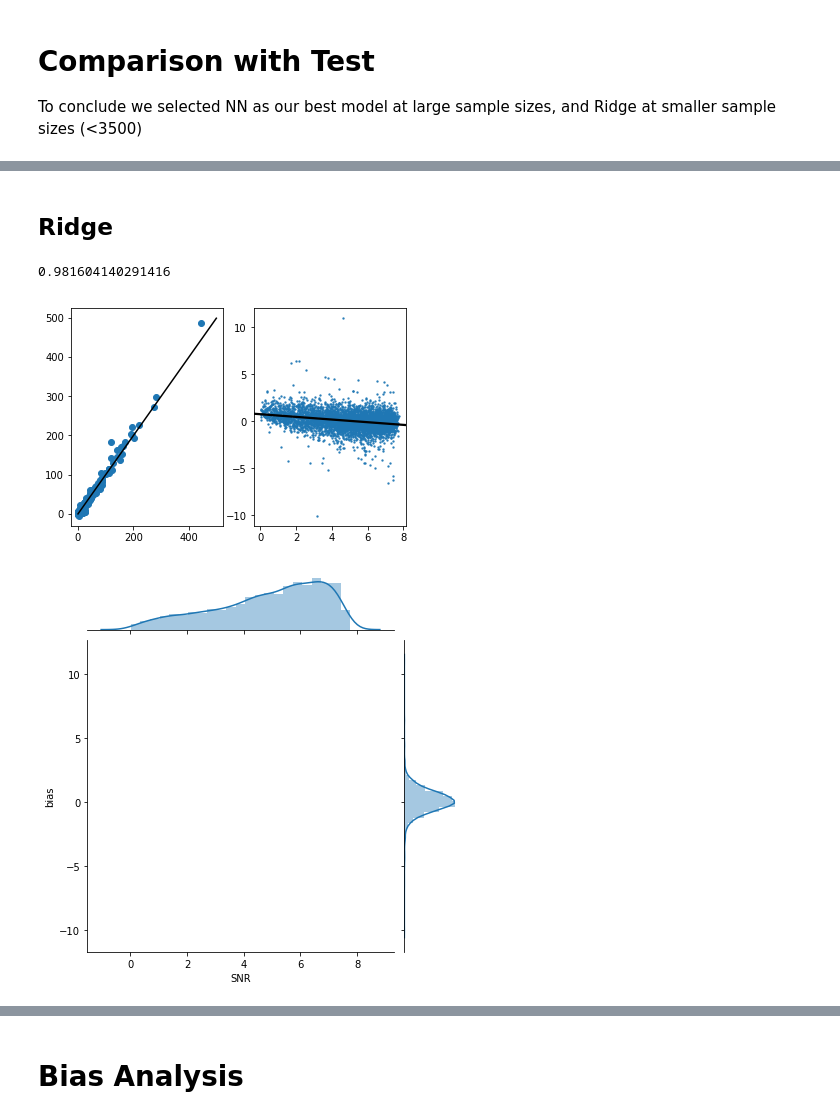
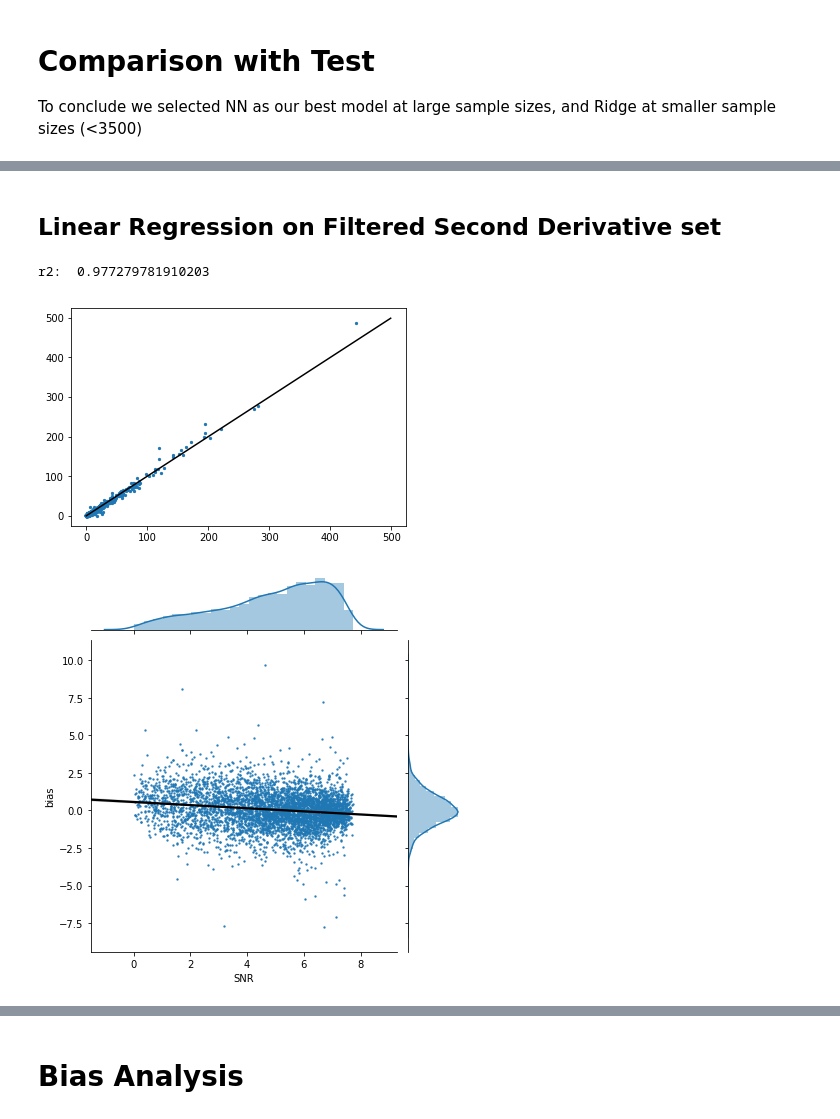
Before and after one commit to zweili/ml_project_2, a Jupyter notebook: Final Notebook Lucas.ipynb, the cells around one changed output, grey strips where cells are left out. Cells and saved outputs as stored; diff of their text form; code cells hidden in the pictures.

```diff
--- a/Final Notebook Lucas.ipynb
+++ b/Final Notebook Lucas.ipynb
@@ -1155,7 +1189,7 @@ At large sample sizes nn seems to be superior.
 # Comparison with Test
 To conclude we selected NN as our best model at large sample sizes, and Ridge at smaller sample sizes (<3500)
 # %%
-nn = MLPRegressor(hidden_layer_sizes=(500,),alpha=1e-7,batch_size=200,max_iter=500)
+nn = MLPRegressor(hidden_layer_sizes=(600,),alpha=1e-5,batch_size=200,max_iter=500)
 nn.fit(pca_tr,y_tr)
-print('NN, 500 layers, alpha=1e-7')
+print('NN, HL size = 600, alpha=1e-5')
 # %% [output]
@@ -1182,16 +1209,16 @@ bias_plot(y_te, y_te_pred_nn, df_OCU_te)
-# %% [markdown]
-## Ridge
-# %%
-rdge = Ridge(alpha=1e-4)
-rdge.fit(x_tr,y_tr)
-y_te_pred_ridge = rdge.predict(x_te)
+# %% [markdown]
+## Linear Regression on Filtered Second Derivative set
+# %%
+lr = LinearRegression()
+lr.fit(x_tr_der_filtered,y_tr)
+y_te_pred_lin_der_filtered = lr.predict(x_te_der_filtered)
 # %%
-plt.scatter(y_te,y_te_pred_ridge)
-ax1.plot(np.arange(500),np.arange(500),color='black')
-ax2 = fig.add_subplot(1,2,2)
-bias_plot(y_te, y_te_pred_ridge, df_OCU_te,ax2)
-r2_score(y_te,y_te_pred_ridge)
+plt.scatter(y_te,y_te_pred_nn,s=5)
+plt.plot(np.arange(500),np.arange(500),color='black')
+
+bias_plot(y_te, y_te_pred_lin_der_filtered, df_OCU_te)
+print('r2: ',r2_score(y_te,y_te_pred_lin_der_filtered))
 # %% [output]
-0.981604140291416
+r2:  0.977279781910203
-[figure, old version]
+[figure, new version]
-[figure, old version]
+[figure, new version]
```
Also changed, not shown: parts of 31 cells of this notebook, 4 other files.
